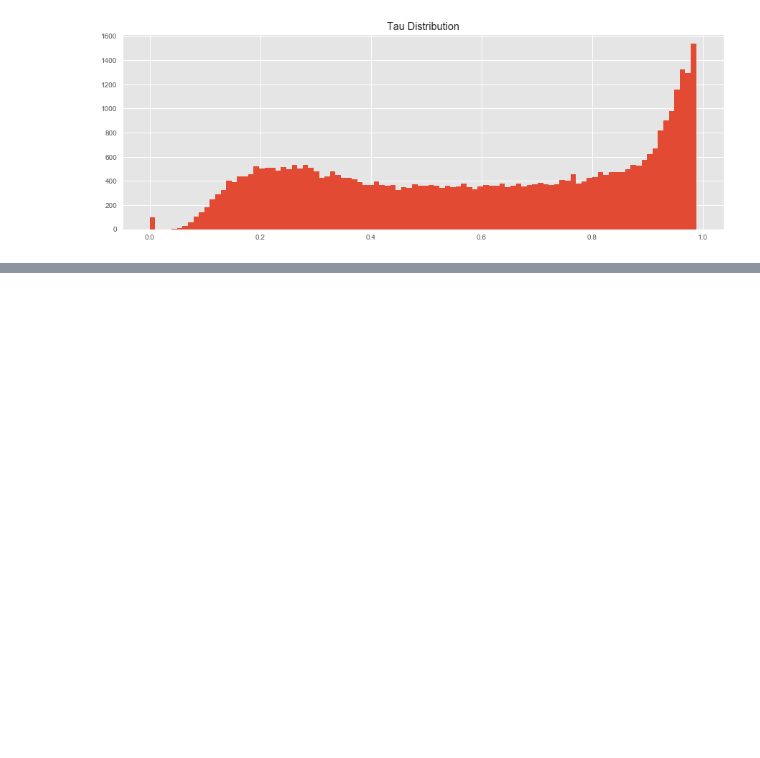
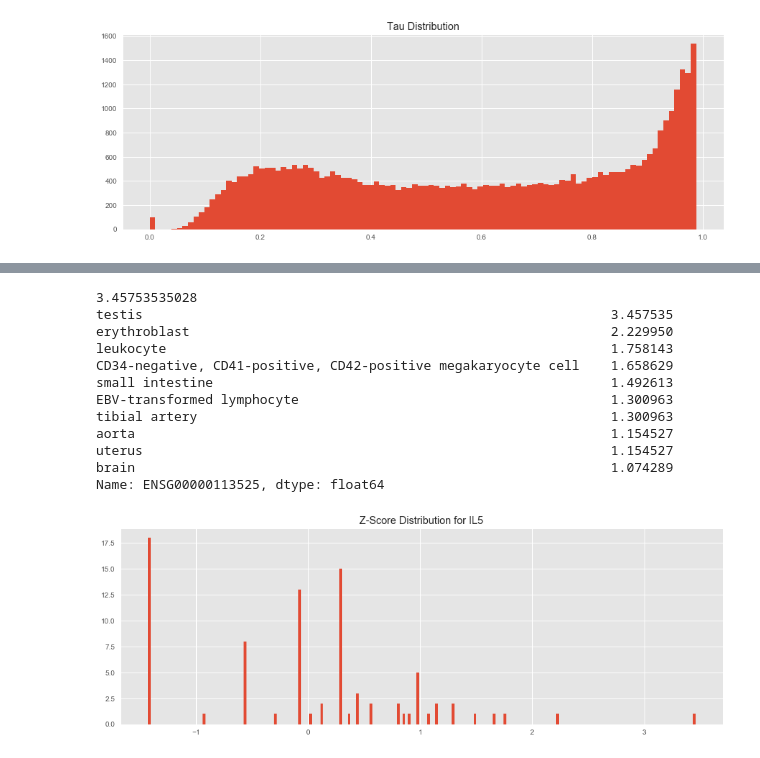
Before and after one commit to opentargets-archive/expression_analysis, a Jupyter notebook: rna_expression_analysis.ipynb, the cells around one changed output, grey strips where cells are left out. Saved outputs shown, nothing was run; the diff lists cells and outputs as text; code cells hidden in the pictures; blank space fills up the shorter version.

```diff
--- a/rna_expression_analysis.ipynb
+++ b/rna_expression_analysis.ipynb
@@ -262,0 +275,22 @@ plt.show()
+# %%
+# Is IL5 specifically expressed in testis?
+print(z.T['ENSG00000113525'].sort_values(ascending=False).head(n=10))
+
+plt.figure(figsize=(15, 5))
+plt.title('Z-Score Distribution for IL5')
+plt.hist(z.T['ENSG00000113525'], bins=200)
+plt.show()
+# %% [output]
+3.45753535028
+testis                                                            3.457535
+erythroblast                                                      2.229950
+leukocyte                                                         1.758143
+CD34-negative, CD41-positive, CD42-positive megakaryocyte cell    1.658629
+small intestine                                                   1.492613
+EBV-transformed lymphocyte                                        1.300963
+tibial artery                                                     1.300963
+aorta                                                             1.154527
+uterus                                                            1.154527
+brain                                                             1.074289
+Name: ENSG00000113525, dtype: float64
+[figure, added]
```
Also changed, not shown: parts of 8 cells of this notebook.
